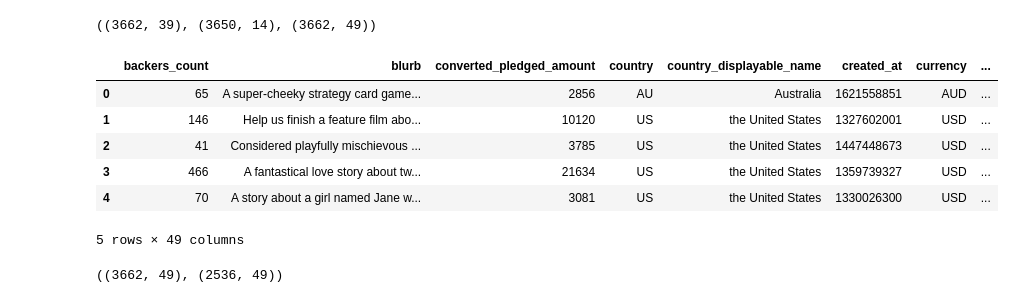
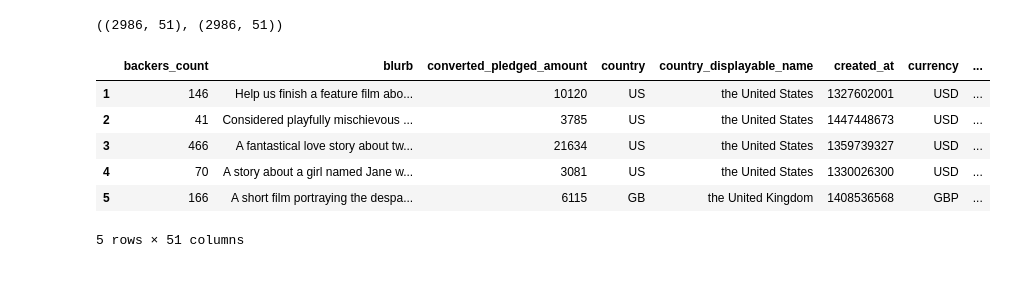
Before and after one commit to PTPT-Kickstarter1/Backend, a Jupyter notebook: load_data.ipynb, the cells around one changed output. Drawn from its saved outputs; the diff is of its cells as text; code cells hidden in the pictures.

Commit message:
Add files via upload
Exploratory Data Analysis and Cleaning

```diff
--- a/load_data.ipynb
+++ b/load_data.ipynb
@@ -53,19 +216 @@ def expand_multi_level_cols(df_combined):
-# %%
-
-def load_data(df_type, fname):
-    # This is first file from june_2021 to start dataframe (removed from june 21 folder)
-    df           = pd.read_csv('./data/Kickstarter.csv')
-    df_expand    = expand_multi_level_cols(df_combined)
-    df_final     = df.drop(columns=["creator", "location", "profile", "category"])
-    df_final     = pd.concat([df_final, df_expand], axis=1)
-    idx_1        = df_final['state'] == 'failed'
-    idx_2        = df_final['state'] == 'successful'
-    df_final     = df_final[idx_1 | idx_2]
-    pkl_file     = 'df_' + df_type + '.pkl'
-    df_final.to_pickle(pkl_file)
-    return df_final
-
-# just one df takes some time to process, removing the rest for now
-# df_combined  = read_csvs(d_folder_1, df_combined)
-# df_combined  = read_csvs(d_f lder_2, df_combined)
 # %%
@@ -76,14 +225,14 @@ df_test  = load_data('test', test_fname)
-# %%
-df_combined.shape, df_expand.shape, df_final.shape
-# %% [output]
-((3662, 39), (3650, 14), (3662, 49))
+# %%
+df_train.shape, df_test.shape
+# %% [output]
+((2986, 51), (2986, 51))
 # %%
-df_final.head()
+df_train.head()
 # %% [output]
 |  | backers_count | blurb | converted_pledged_amount | country | country_displayable_name | created_at | currency | ... |
-| 0 | 65 | A super-cheeky strategy card game... | 2856 | AU | Australia | 1621558851 | AUD | ... |
 | 1 | 146 | Help us finish a feature film abo... | 10120 | US | the United States | 1327602001 | USD | ... |
 | 2 | 41 | Considered playfully mischievous ... | 3785 | US | the United States | 1447448673 | USD | ... |
 | 3 | 466 | A fantastical love story about tw... | 21634 | US | the United States | 1359739327 | USD | ... |
 | 4 | 70 | A story about a girl named Jane w... | 3081 | US | the United States | 1330026300 | USD | ... |
+| 5 | 166 | A short film portraying the despa... | 6115 | GB | the United Kingdom | 1408536568 | GBP | ... |
-5 rows × 49 columns
+5 rows × 51 columns
@@ -99,4 +238,0 @@ df = df[idx_1 | idx_2]
-# %%
-df_final.shape, df.shape
-# %% [output]
-((3662, 49), (2536, 49))
```
Also changed, not shown: parts of 12 cells of this notebook, 6 other files.
